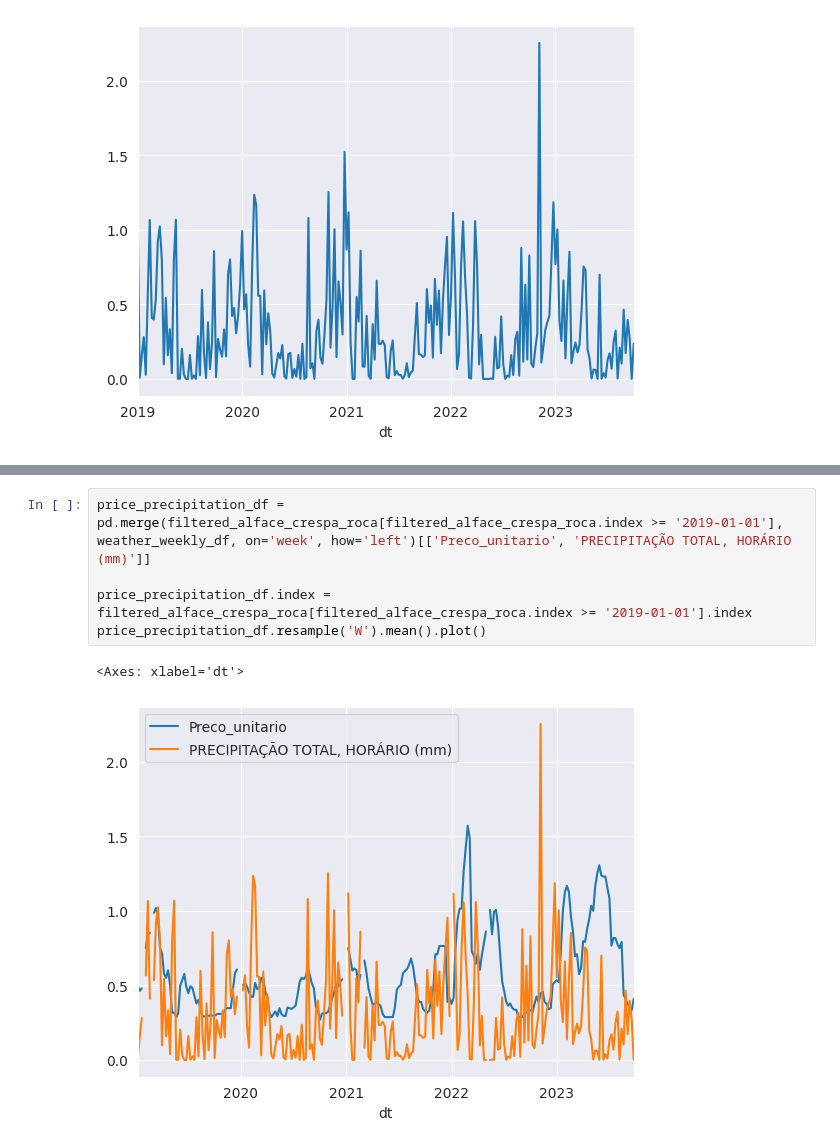
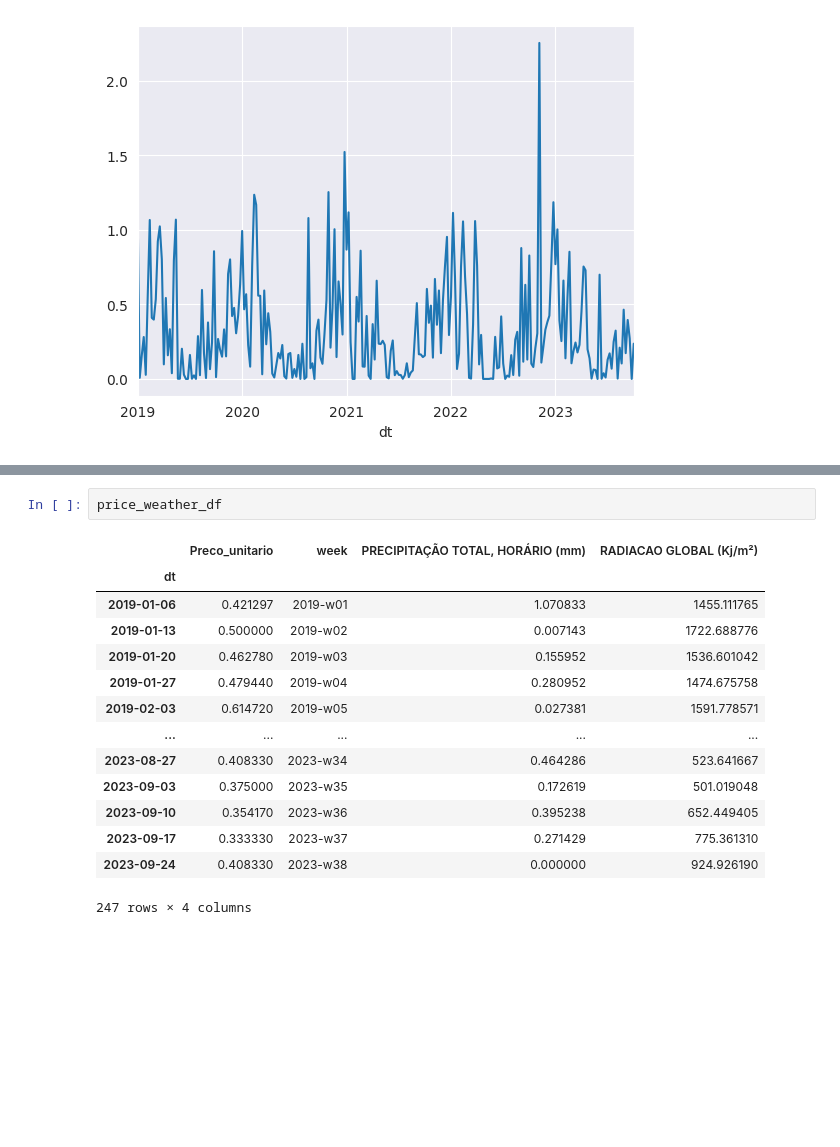
Before and after one commit to Patrick448/time-series-analysis, a Jupyter notebook: Notebooks/agriculture_price_prediction.ipynb, the cells around one changed output, grey strips where cells are left out. Cells and saved outputs as stored; diff of their text form; blank space fills up the shorter version.

```diff
--- a/Notebooks/agriculture_price_prediction.ipynb
+++ b/Notebooks/agriculture_price_prediction.ipynb
@@ -155,8 +143,17 @@ precos_2023
 # %%
-price_precipitation_df = pd.merge(filtered_alface_crespa_roca[filtered_alface_crespa_roca.index >= '2019-01-01'], weather_weekly_df, on='week', how='left')[['Preco_unitario', 'PRECIPITAÇÃO TOTAL, HORÁRIO (mm)']]
-
-price_precipitation_df.index = filtered_alface_crespa_roca[filtered_alface_crespa_roca.index >= '2019-01-01'].index
-price_precipitation_df.resample('W').mean().plot()
+price_weather_df
 # %% [output]
+|  | Preco_unitario | week | PRECIPITAÇÃO TOTAL, HORÁRIO (mm) | RADIACAO GLOBAL (Kj/m²) |
+| dt |  |  |  |  |
+| 2019-01-06 | 0.421297 | 2019-w01 | 1.070833 | 1455.111765 |
+| 2019-01-13 | 0.500000 | 2019-w02 | 0.007143 | 1722.688776 |
+| 2019-01-20 | 0.462780 | 2019-w03 | 0.155952 | 1536.601042 |
+| 2019-01-27 | 0.479440 | 2019-w04 | 0.280952 | 1474.675758 |
+| 2019-02-03 | 0.614720 | 2019-w05 | 0.027381 | 1591.778571 |
+| ... | ... | ... | ... | ... |
+| 2023-08-27 | 0.408330 | 2023-w34 | 0.464286 | 523.641667 |
+| 2023-09-03 | 0.375000 | 2023-w35 | 0.172619 | 501.019048 |
+| 2023-09-10 | 0.354170 | 2023-w36 | 0.395238 | 652.449405 |
+| 2023-09-17 | 0.333330 | 2023-w37 | 0.271429 | 775.361310 |
+| 2023-09-24 | 0.408330 | 2023-w38 | 0.000000 | 924.926190 |
-<Axes: xlabel='dt'>
+247 rows × 4 columns
-[figure, removed]
```
Also changed, not shown: parts of 11 cells of this notebook, 2 other files.
